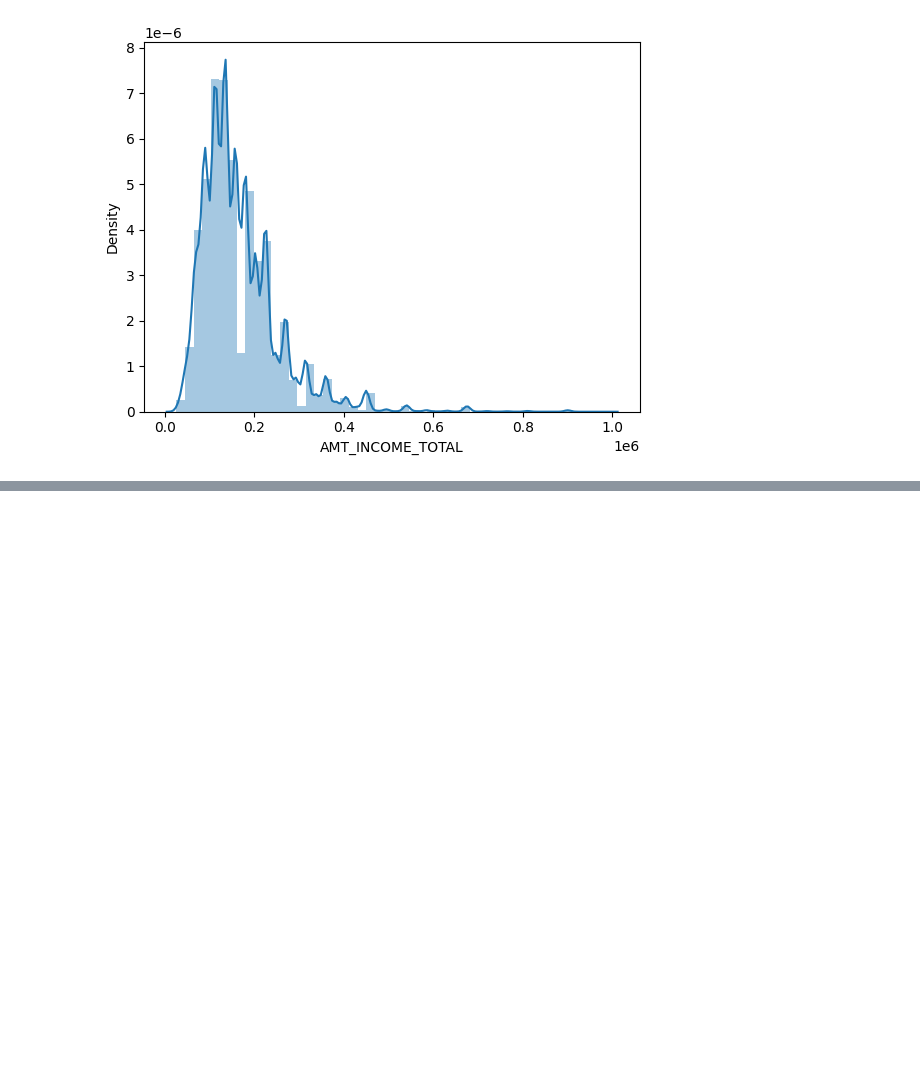
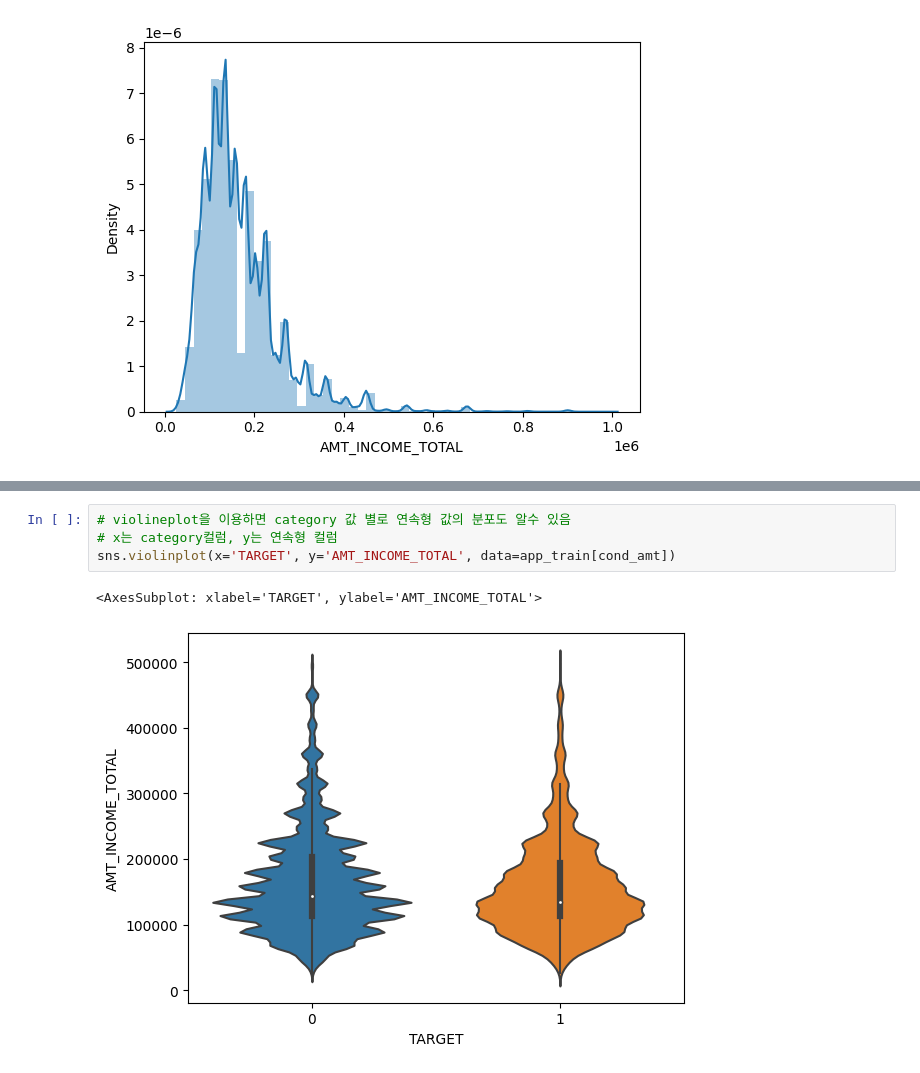
Before and after one commit to minglet/ML_study, a Jupyter notebook: advanced_kaggle/app_baseline_01.ipynb, the cells around one changed output, grey strips where cells are left out. Saved outputs shown, nothing was run; the diff lists cells and outputs as text; blank space fills up the shorter version.

Commit message:
data eda

```diff
--- a/advanced_kaggle/app_baseline_01.ipynb
+++ b/advanced_kaggle/app_baseline_01.ipynb
@@ -88,0 +126,7 @@ https://gist.github.com/mwaskom/de44147ed2974457ad6372750bbe5751
+# %%
+# violineplot을 이용하면 category 값 별로 연속형 값의 분포도 알수 있음
+# x는 category컬럼, y는 연속형 컬럼
+sns.violinplot(x='TARGET', y='AMT_INCOME_TOTAL', data=app_train[cond_amt])
+# %% [output]
+<AxesSubplot: xlabel='TARGET', ylabel='AMT_INCOME_TOTAL'>
+[figure, added]
```
Also changed, not shown: parts of 4 cells of this notebook.
